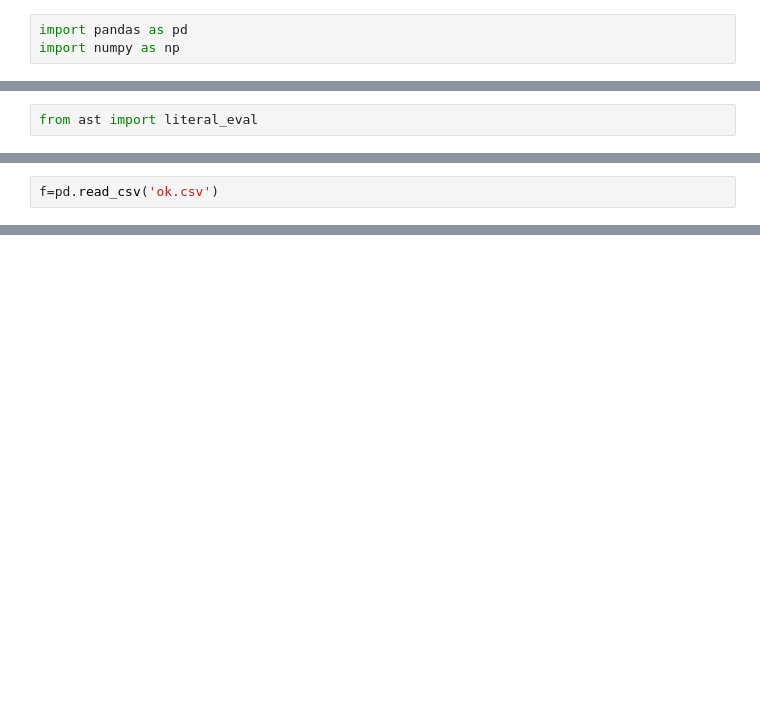
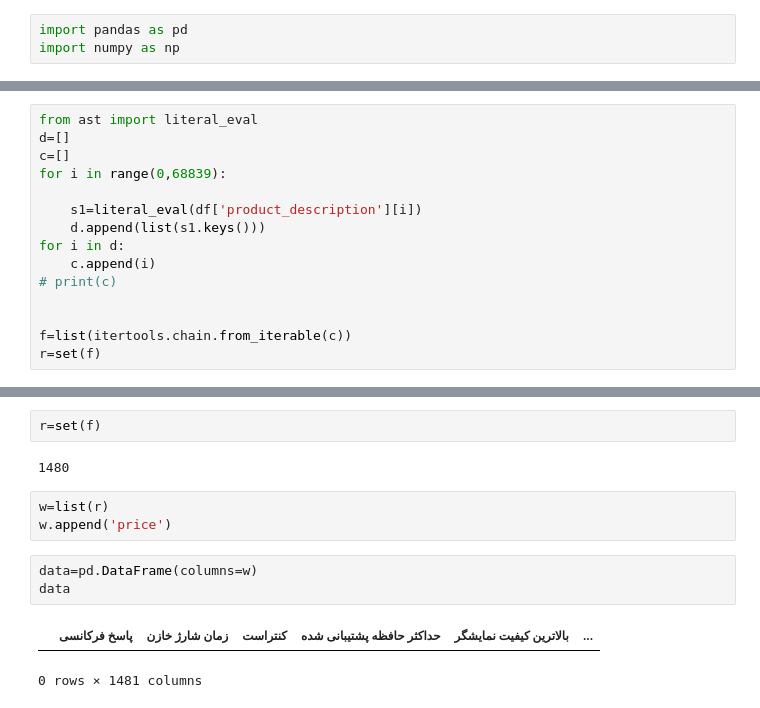
Before and after one commit to LinearRegressionML/Phase2-1-Home-Price-Predict, a Jupyter notebook: T4/Digikala.ipynb, the cells around one changed output, grey strips where cells are left out. Saved outputs shown, nothing was run; the diff lists cells and outputs as text; blank space fills up the shorter version.

```diff
--- a/T4/Digikala.ipynb
+++ b/T4/Digikala.ipynb
@@ -23,2 +29,15 @@ df
 # %%
 from ast import literal_eval
+d=[]
+c=[]
+for i in range(0,68839):
+
+    s1=literal_eval(df['product_description'][i])
+    d.append(list(s1.keys()))
+for i in d:
+    c.append(i)
+# print(c)
+
+
+f=list(itertools.chain.from_iterable(c))
+r=set(f)
@@ -52,2 +45,0 @@ for i in range(0,10):
-# %%
-f=pd.read_csv('ok.csv')
@@ -58,0 +46,13 @@ f
+# %%
+r=set(f)
+# %% [output]
+1480
+# %%
+w=list(r)
+w.append('price')
+# %%
+data=pd.DataFrame(columns=w)
+data
+# %% [output]
+|  | پاسخ فرکانسی | زمان شارژ خازن | کنتراست | حداکثر حافظه پشتیبانی شده | بالاترین کیفیت نمایشگر | ... |
+0 rows × 1481 columns
```
Also changed, not shown: parts of 11 cells of this notebook.
